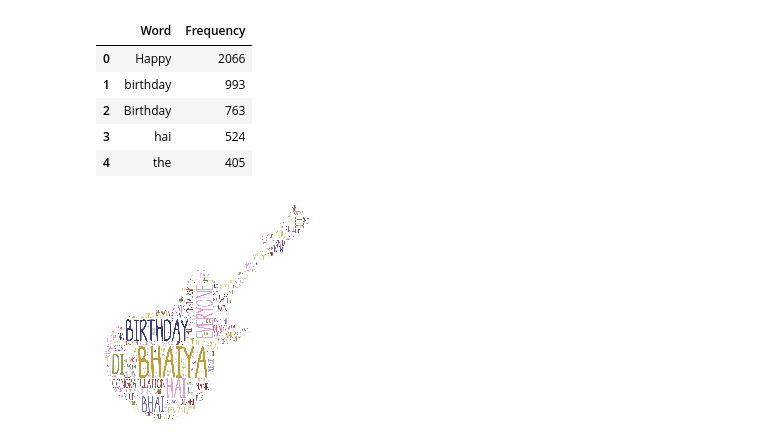
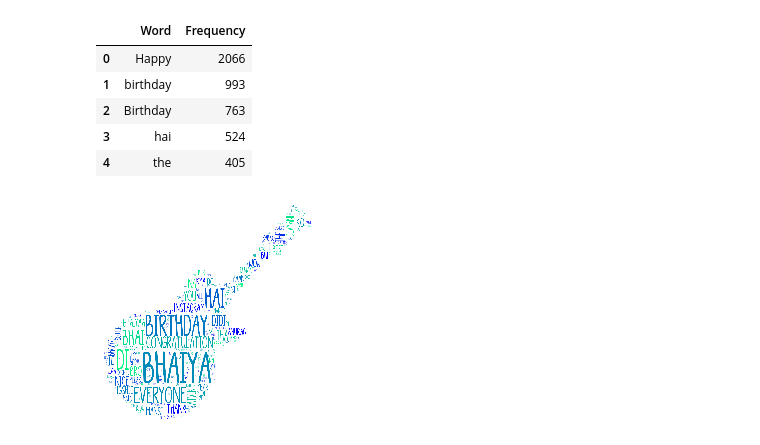
Before and after one commit to 15H44N/Whatsapp-DataViz, a Jupyter notebook: WDA Group WIP.ipynb, the cells around one changed output. Drawn from its saved outputs; the diff is of its cells as text; code cells hidden in the pictures.

```diff
--- a/WDA Group WIP.ipynb
+++ b/WDA Group WIP.ipynb
@@ -9,3 +8,5 @@ conversationPath = './Chat (1).txt'
+# %%
+conversationPath = './res/WhatsApp Chat with Dhwani Informal K16-K19.txt'
 # %% [markdown]
 ## Preprocessing
 # %%
@@ -187,7 +188,7 @@ from PIL import Image
 import numpy as np
 import matplotlib
 # %%
-wc_mask = np.array(Image.open("./blackguitar1.png"))
+wc_mask = np.array(Image.open("./res/blackguitar1.png"))
 # %%
 OrangeBlue3=["#FA6A21", "#FA6A21", "#F58311", "#00A6E0", "#4E8AD9", "#3b5e91"]
 colorstomap=OrangeBlue3
@@ -216,19 +217,36 @@ for i in newerwords:
 # %%
 #background_color="black"
 #background_color="rgba(255, 255, 255, 0)", mode="RGBA",
+def filepathwc(fpath,remark=''):
+    #dtstr=datetime.datetime.now().strftime("%I:%M%p on %B %d, %Y")
+    dtstr=datetime.datetime.now().strftime("%Y-%m-%d_%H-%M-%S ")
+    fname=fpath+"wordcloud "+dtstr+remark+".png"
+    return fname
+
+customCmap=False
+
+if not customCmap:
+    #cmapvar=cmap
+    cmapvar="winter"
+else:
+    cmapvar=cmap
+
 ToSavePlot=True
-wordcloud = WordCloud(font_path='./DJB The Generic.ttf',
+wordcloud = WordCloud(font_path='./res/DJB The Generic.ttf',
                       stopwords=stopwords1,
                       background_color="rgba(255, 255, 255, 0)", mode="RGBA",
                       width=2000,
                       height=1400,
-                      colormap='tab20b',
+                      colormap=cmapvar,
                       mask=wc_mask
                      ).generate(words)
 if  ToSavePlot:
-    wordcloud.to_file('./plots/mywc.png')
+    if not customCmap:
+        remark1=cmapvar
+    fname=filepathwc("./plots/",remark1)
+    wordcloud.to_file(fname)
 plt.imshow(wordcloud)
 plt.axis('off')
 plt.show()
 # %% [output]
-[figure, old version]
+[figure, new version]
```
Also changed, not shown: parts of 2 cells of this notebook, 18 other files.
